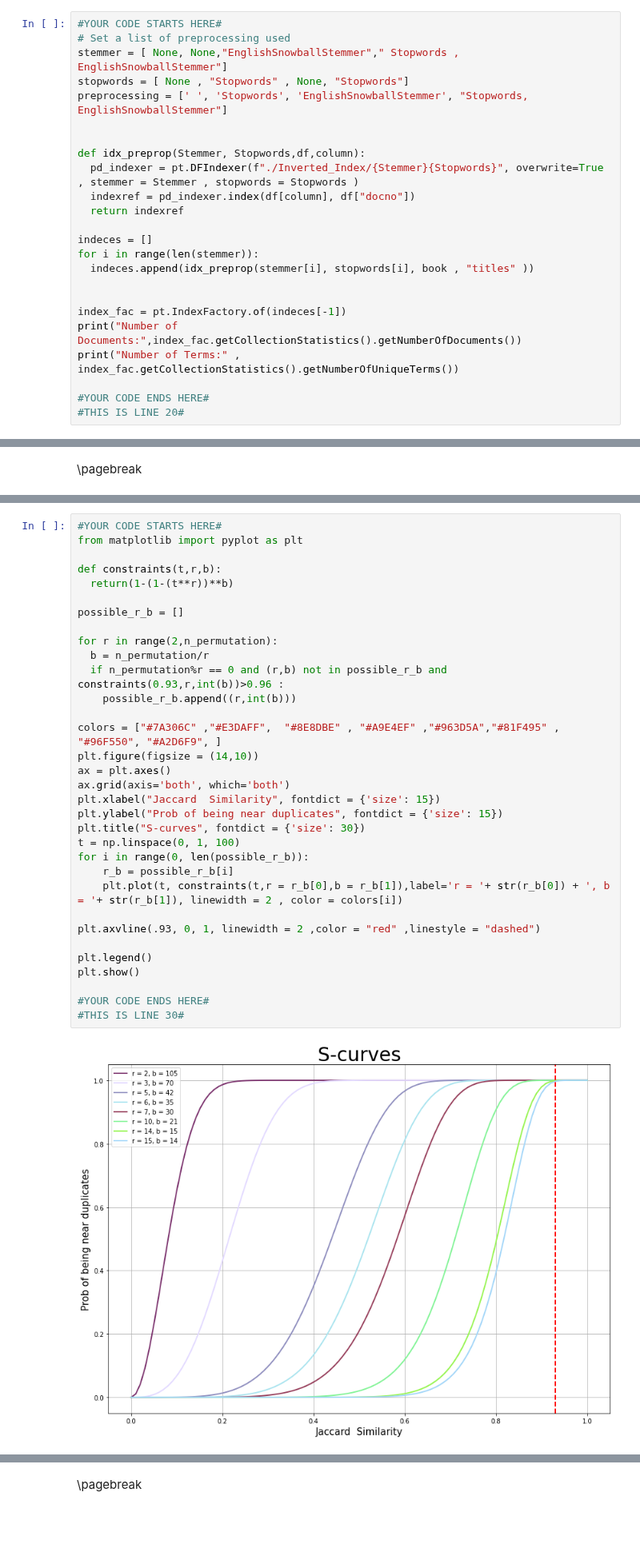
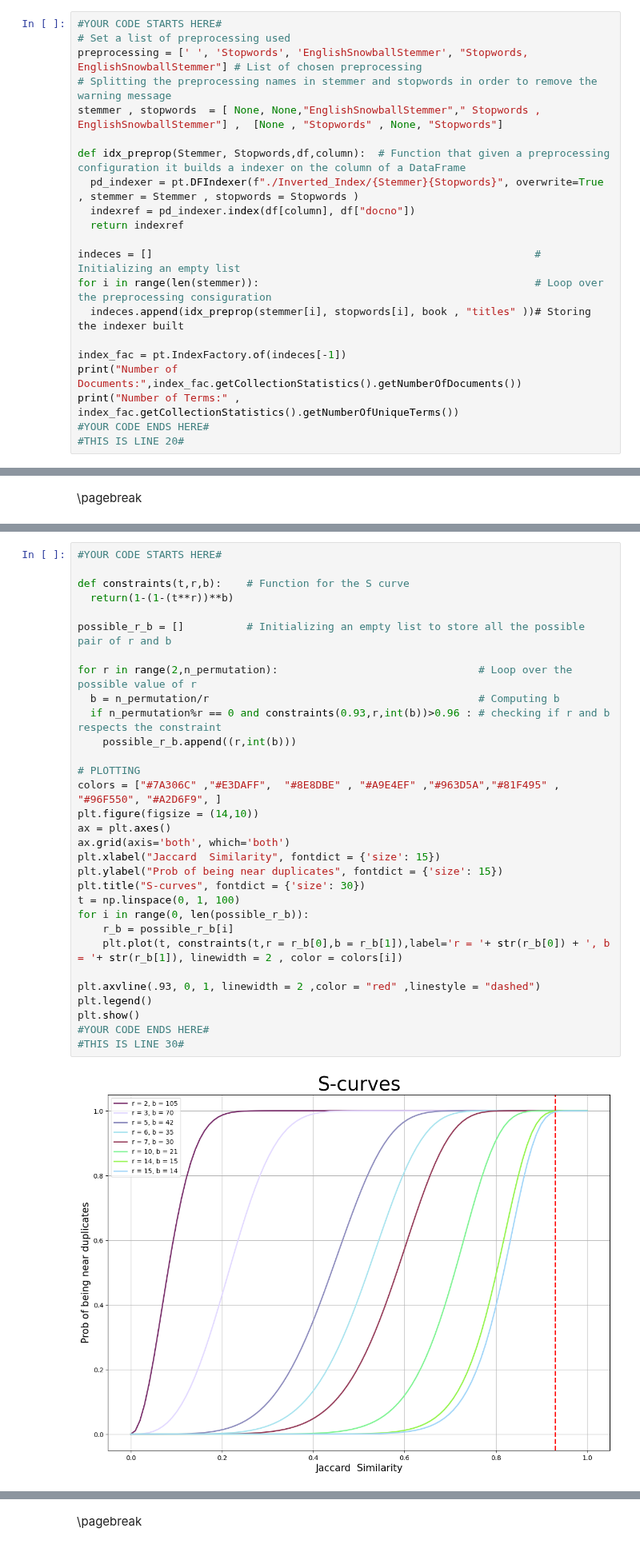
Before and after one commit to Ciambelle-Ciociare/ADM_Homework_1, a Jupyter notebook: DMT2023_HW1.ipynb, the cells around one changed output, grey strips where cells are left out. Shown at 80% size. Drawn from its saved outputs; the diff is of its cells as text; blank space fills up the shorter version.

```diff
--- a/DMT2023_HW1.ipynb
+++ b/DMT2023_HW1.ipynb
@@ -490,25 +479,22 @@ For the last of them, report the number of indexed documents and terms.
 # %%
 #YOUR CODE STARTS HERE#
 # Set a list of preprocessing used
-stemmer = [ None, None,"EnglishSnowballStemmer"," Stopwords , EnglishSnowballStemmer"]
-stopwords = [ None , "Stopwords" , None, "Stopwords"]
-preprocessing = [' ', 'Stopwords', 'EnglishSnowballStemmer', "Stopwords, EnglishSnowballStemmer"]
+preprocessing = [' ', 'Stopwords', 'EnglishSnowballStemmer', "Stopwords, EnglishSnowballStemmer"] # List of chosen preprocessing
+# Splitting the preprocessing names in stemmer and stopwords in order to remove the warning message
+stemmer , stopwords  = [ None, None,"EnglishSnowballStemmer"," Stopwords , EnglishSnowballStemmer"] ,  [None , "Stopwords" , None, "Stopwords"]
 
-
-def idx_preprop(Stemmer, Stopwords,df,column):
+def idx_preprop(Stemmer, Stopwords,df,column):  # Function that given a preprocessing configuration it builds a indexer on the column of a DataFrame
   pd_indexer = pt.DFIndexer(f"./Inverted_Index/{Stemmer}{Stopwords}", overwrite=True , stemmer = Stemmer , stopwords = Stopwords )
   indexref = pd_indexer.index(df[column], df["docno"])
   return indexref
 
-indeces = []
-for i in range(len(stemmer)):
-  indeces.append(idx_preprop(stemmer[i], stopwords[i], book , "titles" ))
-
+indeces = []                                                             # Initializing an empty list
+for i in range(len(stemmer)):                                            # Loop over the preprocessing consiguration
+  indeces.append(idx_preprop(stemmer[i], stopwords[i], book , "titles" ))# Storing the indexer built
 
 index_fac = pt.IndexFactory.of(indeces[-1])
 print("Number of Documents:",index_fac.getCollectionStatistics().getNumberOfDocuments())
 print("Number of Terms:" , index_fac.getCollectionStatistics().getNumberOfUniqueTerms())
-
 #YOUR CODE ENDS HERE#
 #THIS IS LINE 20#
 # %% [output]
@@ -1308,39 +1295,37 @@ To perform Locality Sensivity Hashing, you have to choose the number of rows (r)
 For all of these configurations, plot all the associated S-curves. The S-curve is defined as the probability (y-axis) that a pair of documents with Jaccard similarity j (x-axis) is selected as a near-duplicate candidate given r and b. Plot all S-curves in the same plot.
 # %%
 #YOUR CODE STARTS HERE#
-from matplotlib import pyplot as plt
 
-def constraints(t,r,b):
+def constraints(t,r,b):    # Function for the S curve
   return(1-(1-(t**r))**b)
 
-possible_r_b = []
+possible_r_b = []          # Initializing an empty list to store all the possible pair of r and b
 
-for r in range(2,n_permutation):
-  b = n_permutation/r
-  if n_permutation%r == 0 and (r,b) not in possible_r_b and constraints(0.93,r,int(b))>0.96 :
+for r in range(2,n_permutation):                                # Loop over the possible value of r
+  b = n_permutation/r                                           # Computing b
+  if n_permutation%r == 0 and constraints(0.93,r,int(b))>0.96 : # checking if r and b respects the constraint
     possible_r_b.append((r,int(b)))
 
+# PLOTTING
 colors = ["#7A306C" ,"#E3DAFF",  "#8E8DBE" , "#A9E4EF" ,"#963D5A","#81F495" , "#96F550", "#A2D6F9", ]
 plt.figure(figsize = (14,10))
 ax = plt.axes()
 ax.grid(axis='both', which='both')
 plt.xlabel("Jaccard  Similarity", fontdict = {'size': 15})
 plt.ylabel("Prob of being near duplicates", fontdict = {'size': 15})
 plt.title("S-curves", fontdict = {'size': 30})
 t = np.linspace(0, 1, 100)
 for i in range(0, len(possible_r_b)):
     r_b = possible_r_b[i]
     plt.plot(t, constraints(t,r = r_b[0],b = r_b[1]),label='r = '+ str(r_b[0]) + ', b = '+ str(r_b[1]), linewidth = 2 , color = colors[i])
 
 plt.axvline(.93, 0, 1, linewidth = 2 ,color = "red" ,linestyle = "dashed")
-
 plt.legend()
 plt.show()
-
 #YOUR CODE ENDS HERE#
 #THIS IS LINE 30#
 # %% [output]
-[figure, old version]
+[figure, new version]
 # %% [markdown]
 ### 2.1.6
 Among all the configurations you plotted in the previous step, choose the one that gives the smallest amount of False-Positives and False-Negatives near-duplicates candidates, satisfying the provided constraints. You **must** take into account, that after the LSH procedure, the approximate Jaccard similarity between near-duplicate candidates is computed and used to reduce their number.
```
Also changed, not shown: parts of 24 cells of this notebook.
